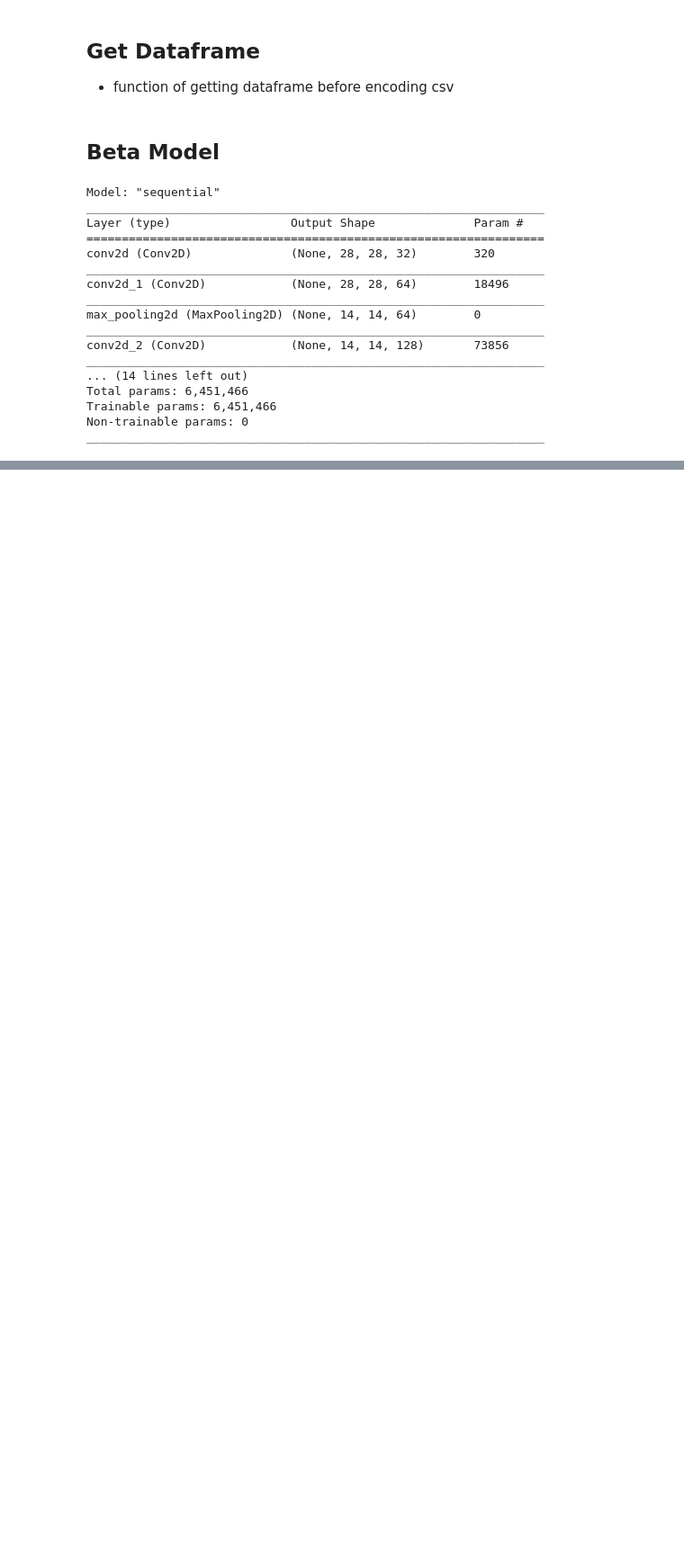
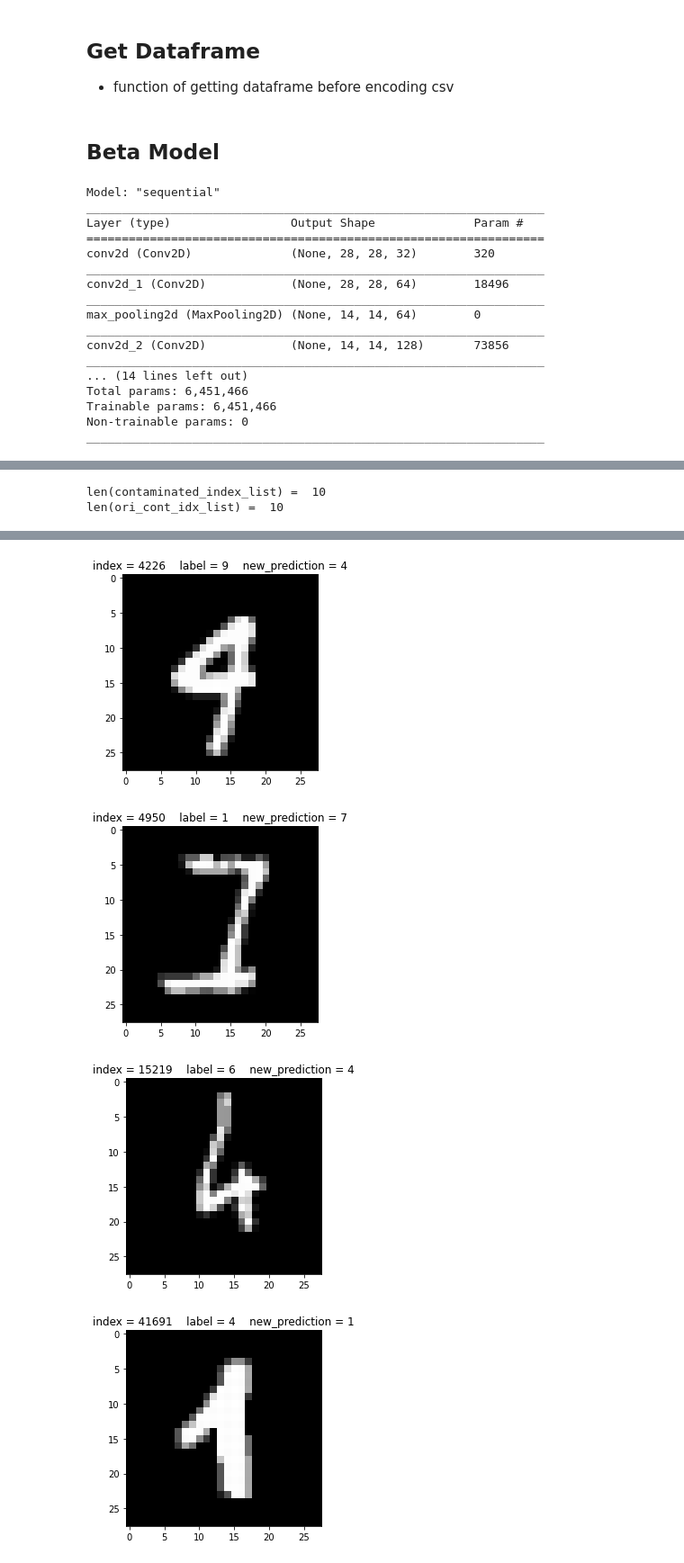
Before and after one commit to leeyeoreum02/my_own_program, a Jupyter notebook: AI program/digit_recognizer(tf_2.x).ipynb, the cells around one changed output, grey strips where cells are left out. Shown at 90% size. Drawn from its saved outputs; the diff is of its cells as text; code cells hidden in the pictures; blank space fills up the shorter version.

```diff
--- a/AI program/digit_recognizer(tf_2.x).ipynb
+++ b/AI program/digit_recognizer(tf_2.x).ipynb
@@ -533,0 +543,71 @@ contaminated_data_set = {258, 1063, 1413, 1649, 1658, 1994, 5774, 20145, 20280,
+# %%
+original_xdata_list = data_normalization(np.array(original_train_df)[ :  , 1: ])
+
+contaminated_data_list = [train_train_xdata[cont_idx] for cont_idx in contaminated_index_list]
+
+ori_cont_idx_list = []
+
+for cont_data in contaminated_data_list:
+
+    for ori_idx, ori_xdata in enumerate(original_xdata_list):
+
+        if np.array_equal(cont_data, ori_xdata):
+
+            ori_cont_idx_list.append(ori_idx)
+
+print('len(contaminated_index_list) = ', len(contaminated_index_list))
+print('len(ori_cont_idx_list) = ', len(ori_cont_idx_list))
+# %% [output]
+len(contaminated_index_list) =  10
+len(ori_cont_idx_list) =  10
+# %%
+# checking for labeled contaminated data
+
+original_data = np.array(original_train_df)
+
+original_xdata = original_data[ :  , 1: ]
+original_tdata = original_data[ :  , [0]]
+
+check_data_list = np.array([original_xdata[check_index] for check_index in ori_cont_idx_list])
+check_data_label_list = np.array([original_tdata[check_index] for check_index in ori_cont_idx_list]).flatten()
+
+print("len(contaminated_data) = ", len(ori_cont_idx_list))
+print("type(check_data_list) = ", type(check_data_list))
+print("len(check_data_list) = ", len(check_data_list))
+print()
+
+print("check_data_list sample = ", check_data_list[:3])
+print()
+
+real_review_prediction_list = model.predict(check_data_list.reshape(-1, 28, 28, 1))
+logical_review_prediction_list = np.argmax(real_review_prediction_list, axis=1)
+
+print("type(logical_review_prediction_list) = ", type(logical_review_prediction_list))
+print("len(logical_review_prediction_list) = ", len(logical_review_prediction_list))
+print("logical_review_prediction_list sample = ", logical_review_prediction_list[:5])
+print()
+
+new_prediction_list = [[ori_cont_idx_list[idx], check_data_label_list[idx], val] for idx, val in enumerate(logical_review_prediction_list)]
+
+print("new_prediction_list sample = ", new_prediction_list[:5])
+print()
+
+start_index = int(input("start index : "))
+count = int(input("count : "))
+end_index = start_index + count
+print()
+
+for cont_data_index in range(start_index, end_index):
+
+    original_data_index = new_prediction_list[cont_data_index][0]
+    original_data_label = new_prediction_list[cont_data_index][1]
+    original_data_new_prediction = new_prediction_list[cont_data_index][2]
+
+    img = original_xdata[original_data_index].reshape(28, 28)
+
+    title = 'index = ' + str(original_data_index) + '    ' + 'label = ' + str(original_data_label) + '    ' + 'new_prediction = ' + str(original_data_new_prediction)
+
+    plt.title(title)
+    plt.imshow(img, cmap='gray')
+    plt.show()
+# %% [output]
@@ -533,0 +630,4 @@ contaminated_data_set = {258, 1063, 1413, 1649, 1658, 1994, 5774, 20145, 20280,
+[figure, added]
+[figure, added]
+[figure, added]
+[figure, added]
```
Also changed, not shown: parts of 38 cells of this notebook.
